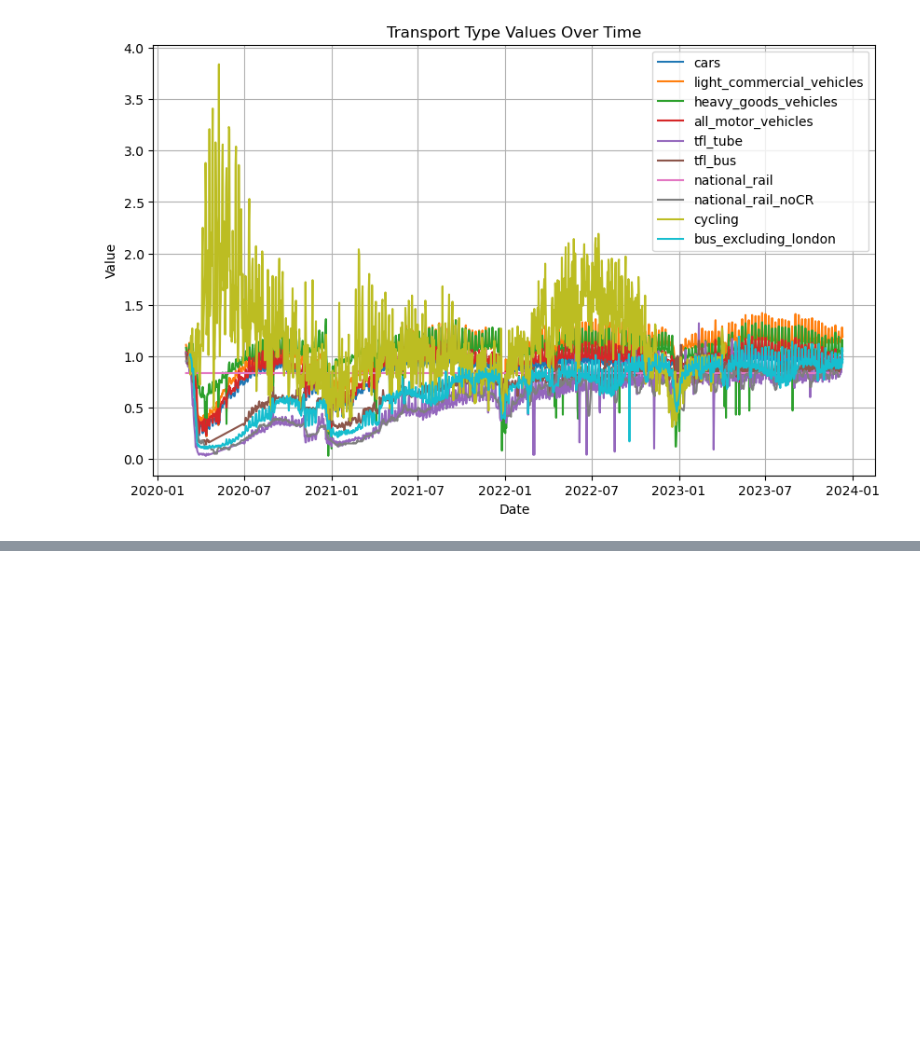
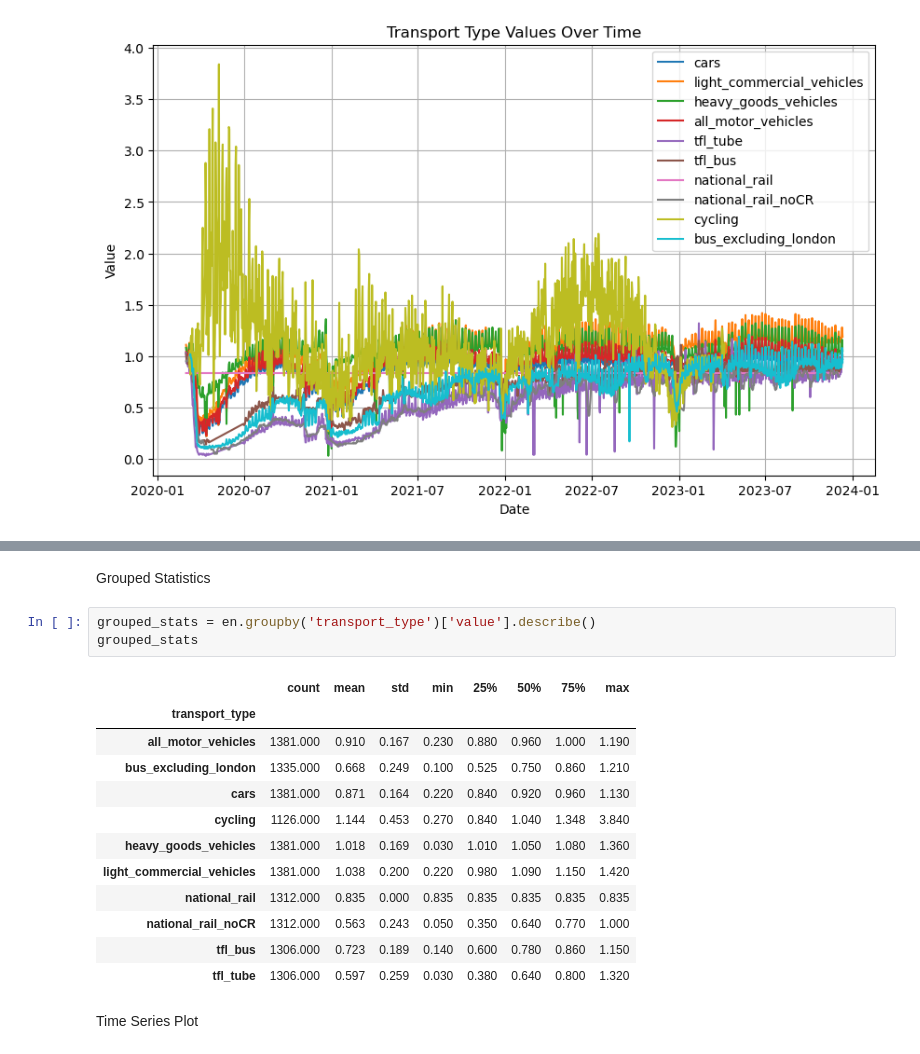
Before and after one commit to SedaColasan/Transport, a Jupyter notebook: transport.ipynb, the cells around one changed output, grey strips where cells are left out. Drawn from its saved outputs; the diff is of its cells as text; blank space fills up the shorter version.

```diff
--- a/transport.ipynb
+++ b/transport.ipynb
@@ -1133,0 +1166,20 @@ plt.show()
+# %% [markdown]
+Grouped Statistics
+# %%
+grouped_stats = en.groupby('transport_type')['value'].describe()
+grouped_stats
+# %% [output]
+|  | count | mean | std | min | 25% | 50% | 75% | max |
+| transport_type |  |  |  |  |  |  |  |  |
+| all_motor_vehicles | 1381.000 | 0.910 | 0.167 | 0.230 | 0.880 | 0.960 | 1.000 | 1.190 |
+| bus_excluding_london | 1335.000 | 0.668 | 0.249 | 0.100 | 0.525 | 0.750 | 0.860 | 1.210 |
+| cars | 1381.000 | 0.871 | 0.164 | 0.220 | 0.840 | 0.920 | 0.960 | 1.130 |
+| cycling | 1126.000 | 1.144 | 0.453 | 0.270 | 0.840 | 1.040 | 1.348 | 3.840 |
+| heavy_goods_vehicles | 1381.000 | 1.018 | 0.169 | 0.030 | 1.010 | 1.050 | 1.080 | 1.360 |
+| light_commercial_vehicles | 1381.000 | 1.038 | 0.200 | 0.220 | 0.980 | 1.090 | 1.150 | 1.420 |
+| national_rail | 1312.000 | 0.835 | 0.000 | 0.835 | 0.835 | 0.835 | 0.835 | 0.835 |
+| national_rail_noCR | 1312.000 | 0.563 | 0.243 | 0.050 | 0.350 | 0.640 | 0.770 | 1.000 |
+| tfl_bus | 1306.000 | 0.723 | 0.189 | 0.140 | 0.600 | 0.780 | 0.860 | 1.150 |
+| tfl_tube | 1306.000 | 0.597 | 0.259 | 0.030 | 0.380 | 0.640 | 0.800 | 1.320 |
+# %% [markdown]
+Time Series Plot
```
Also changed, not shown: parts of 44 cells of this notebook.
